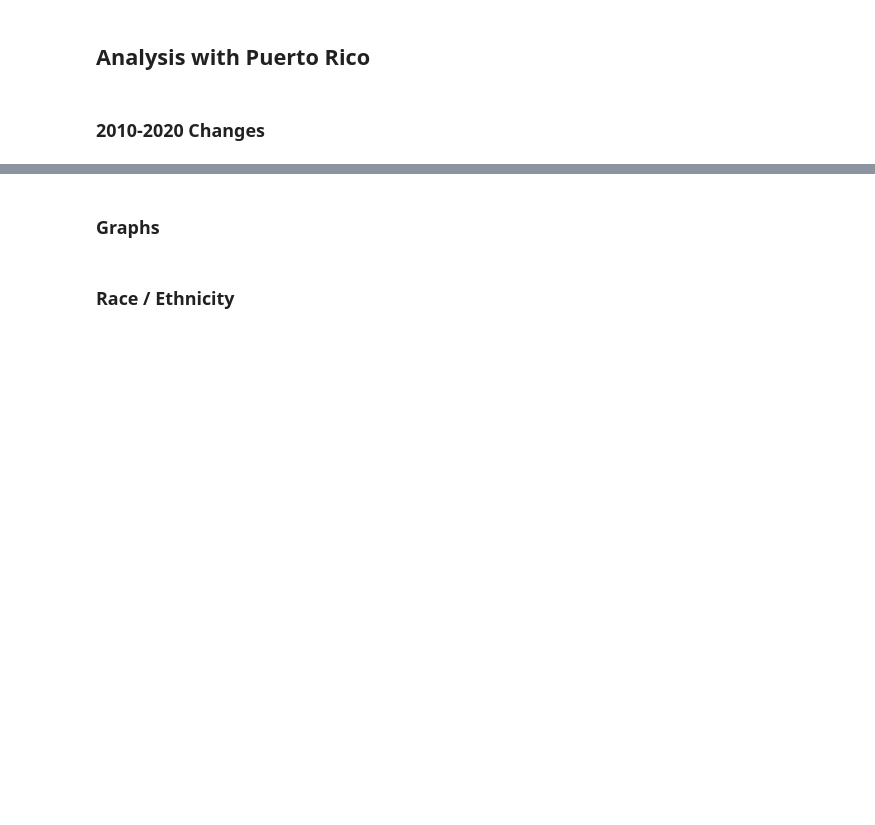
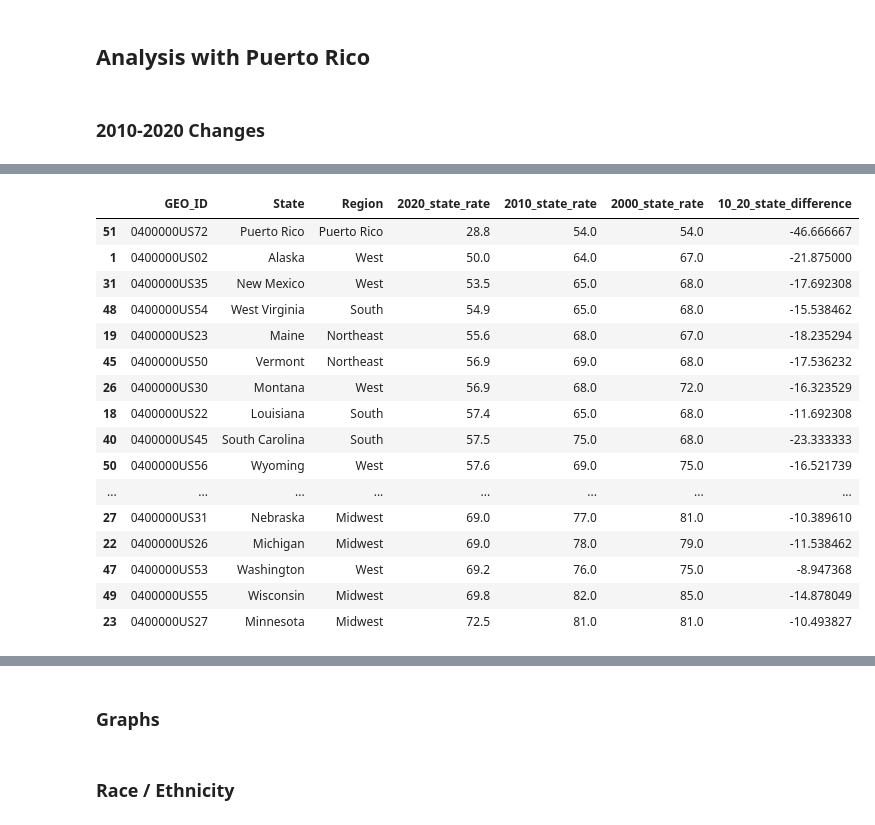
Before and after one commit to tdiffendal/USAT, a Jupyter notebook: census-responses/census_responses_colab.ipynb, the cells around one changed output, grey strips where cells are left out. Saved outputs shown, nothing was run; the diff lists cells and outputs as text; code cells hidden in the pictures; blank space fills up the shorter version.

```diff
--- a/census-responses/census_responses_colab.ipynb
+++ b/census-responses/census_responses_colab.ipynb
@@ -1871,0 +1468,20 @@ for col in [x for x in temp.columns if x != '10_20_tract_difference']:
+# %%
+display(states.sort_values(by='2020_state_rate'))
+# %% [output]
+|  | GEO_ID | State | Region | 2020_state_rate | 2010_state_rate | 2000_state_rate | 10_20_state_difference |
+| 51 | 0400000US72 | Puerto Rico | Puerto Rico | 28.8 | 54.0 | 54.0 | -46.666667 |
+| 1 | 0400000US02 | Alaska | West | 50.0 | 64.0 | 67.0 | -21.875000 |
+| 31 | 0400000US35 | New Mexico | West | 53.5 | 65.0 | 68.0 | -17.692308 |
+| 48 | 0400000US54 | West Virginia | South | 54.9 | 65.0 | 68.0 | -15.538462 |
+| 19 | 0400000US23 | Maine | Northeast | 55.6 | 68.0 | 67.0 | -18.235294 |
+| 45 | 0400000US50 | Vermont | Northeast | 56.9 | 69.0 | 68.0 | -17.536232 |
+| 26 | 0400000US30 | Montana | West | 56.9 | 68.0 | 72.0 | -16.323529 |
+| 18 | 0400000US22 | Louisiana | South | 57.4 | 65.0 | 68.0 | -11.692308 |
+| 40 | 0400000US45 | South Carolina | South | 57.5 | 75.0 | 68.0 | -23.333333 |
+| 50 | 0400000US56 | Wyoming | West | 57.6 | 69.0 | 75.0 | -16.521739 |
+| ... | ... | ... | ... | ... | ... | ... | ... |
+| 27 | 0400000US31 | Nebraska | Midwest | 69.0 | 77.0 | 81.0 | -10.389610 |
+| 22 | 0400000US26 | Michigan | Midwest | 69.0 | 78.0 | 79.0 | -11.538462 |
+| 47 | 0400000US53 | Washington | West | 69.2 | 76.0 | 75.0 | -8.947368 |
+| 49 | 0400000US55 | Wisconsin | Midwest | 69.8 | 82.0 | 85.0 | -14.878049 |
+| 23 | 0400000US27 | Minnesota | Midwest | 72.5 | 81.0 | 81.0 | -10.493827 |
```
Also changed, not shown: parts of 115 cells of this notebook.
